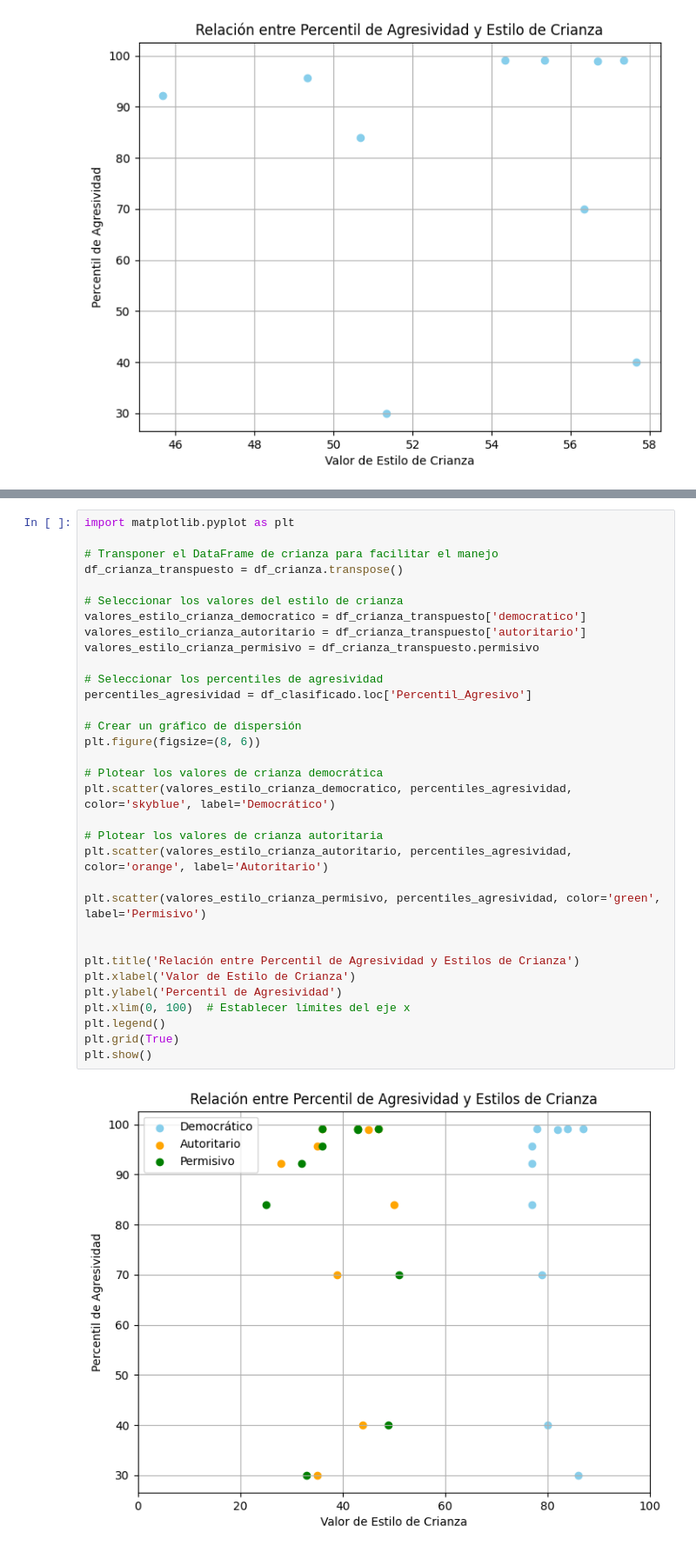
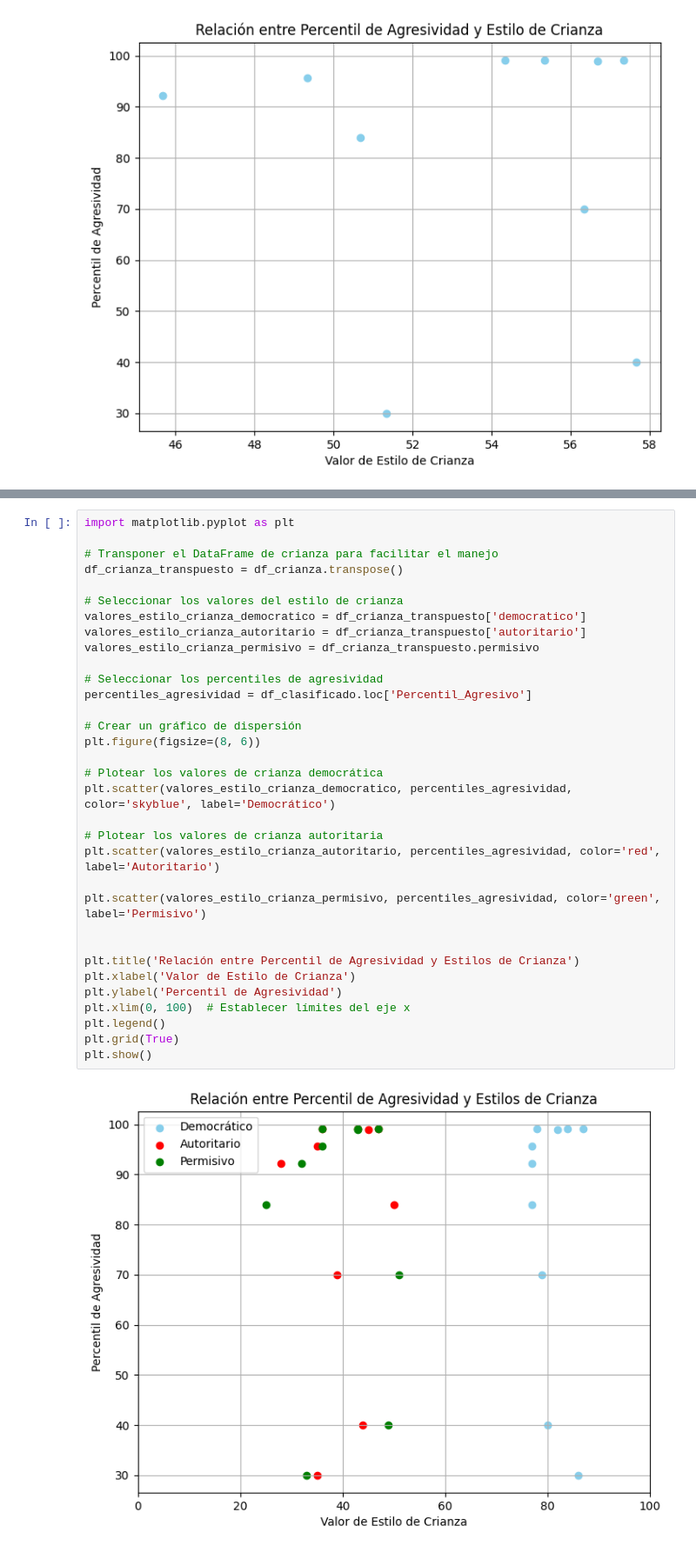
Before and after one commit to EmilDey/raulcabs, a Jupyter notebook: encuestas_CAB.ipynb, the cells around one changed output, grey strips where cells are left out. Shown at 87% size. Drawn from its saved outputs; the diff is of its cells as text.

```diff
--- a/encuestas_CAB.ipynb
+++ b/encuestas_CAB.ipynb
@@ -515,32 +488,32 @@ import matplotlib.pyplot as plt
 # Transponer el DataFrame de crianza para facilitar el manejo
 df_crianza_transpuesto = df_crianza.transpose()
 
 # Seleccionar los valores del estilo de crianza
 valores_estilo_crianza_democratico = df_crianza_transpuesto['democratico']
 valores_estilo_crianza_autoritario = df_crianza_transpuesto['autoritario']
 valores_estilo_crianza_permisivo = df_crianza_transpuesto.permisivo
 
 # Seleccionar los percentiles de agresividad
 percentiles_agresividad = df_clasificado.loc['Percentil_Agresivo']
 
 # Crear un gráfico de dispersión
 plt.figure(figsize=(8, 6))
 
 # Plotear los valores de crianza democrática
 plt.scatter(valores_estilo_crianza_democratico, percentiles_agresividad, color='skyblue', label='Democrático')
 
 # Plotear los valores de crianza autoritaria
-plt.scatter(valores_estilo_crianza_autoritario, percentiles_agresividad, color='orange', label='Autoritario')
+plt.scatter(valores_estilo_crianza_autoritario, percentiles_agresividad, color='red', label='Autoritario')
 
 plt.scatter(valores_estilo_crianza_permisivo, percentiles_agresividad, color='green', label='Permisivo')
 
 
 plt.title('Relación entre Percentil de Agresividad y Estilos de Crianza')
 plt.xlabel('Valor de Estilo de Crianza')
 plt.ylabel('Percentil de Agresividad')
 plt.xlim(0, 100)  # Establecer límites del eje x
 plt.legend()
 plt.grid(True)
 plt.show()
 # %% [output]
-[figure, old version]
+[figure, new version]
```
Also changed, not shown: parts of 5 cells of this notebook.
